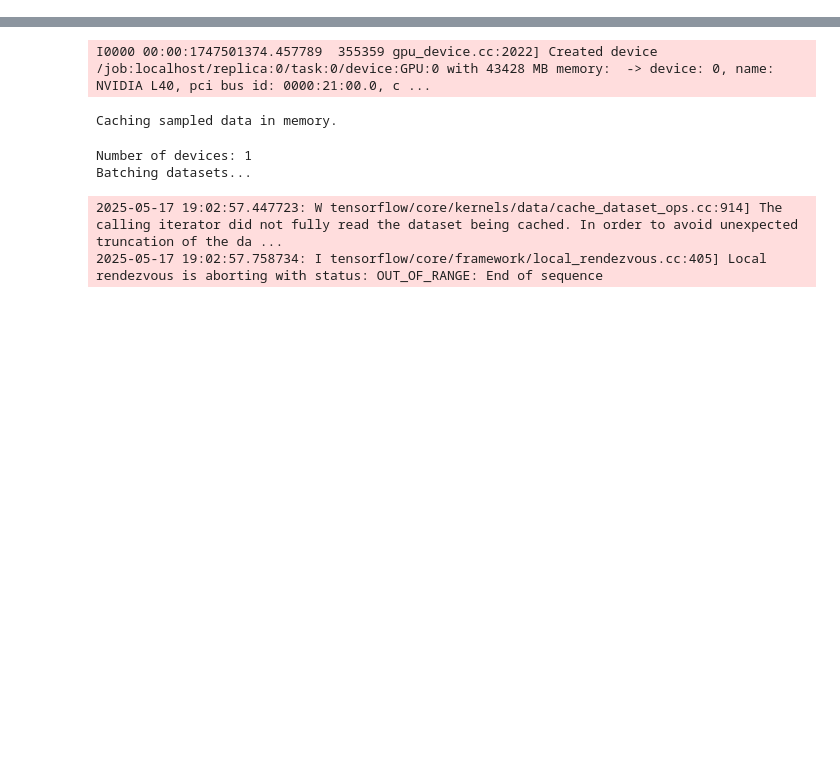
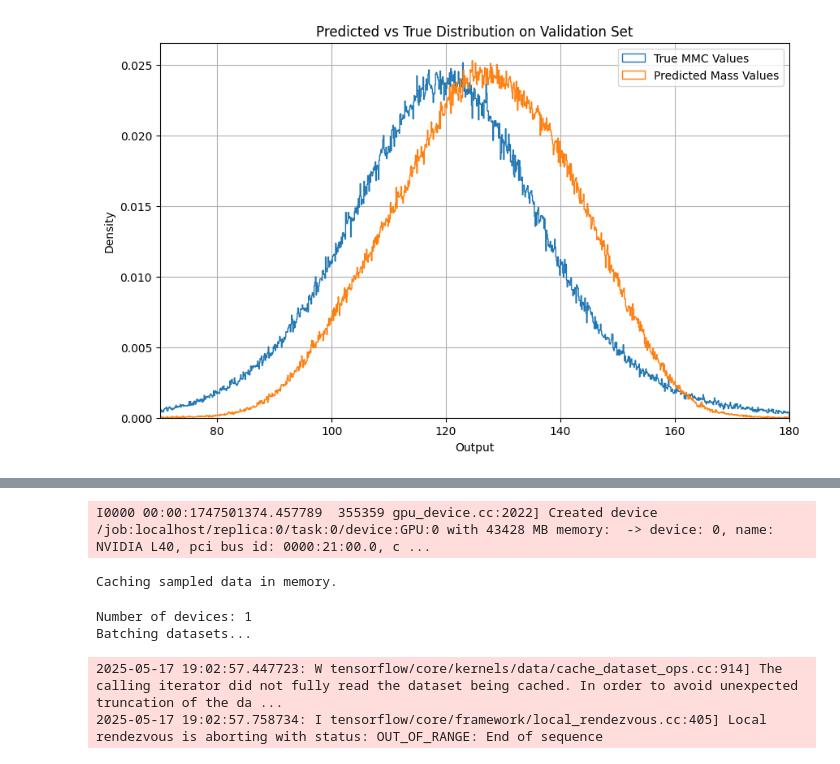
Before and after one commit to Patrik1van/HiggsAnalysisBc, a Jupyter notebook: main.ipynb, the cells around one changed output, grey strips where cells are left out. Drawn from its saved outputs; the diff is of its cells as text; code cells hidden in the pictures; blank space fills up the shorter version.

```diff
--- a/main.ipynb
+++ b/main.ipynb
@@ -89,0 +119,94 @@ print(extract_data(dataset.val_dataset.map(pick_only_mmc).take(10)))
+# %%
+# Assuming y_true and y_pred are your data arrays
+# Use the same bins as your plot
+hist_bins = np.linspace(70.0, 180.0, 1001) # 1000 bins -> 1001 edges
+
+# --- Calculations for the True Distribution (y_true) ---
+print("\n--- True Distribution (y_true) ---")
+
+# Calculate the histogram densities and bin edges
+# density=True matches your plotting code
+counts_true, bin_edges_true = np.histogram(y_true, bins=hist_bins, density=True)
+
+# Calculate the center of each bin
+bin_centers_true = (bin_edges_true[:-1] + bin_edges_true[1:]) / 2
+
+# Find the peak density (maximum value in the histogram)
+max_density_true = np.max(counts_true)
+
+# Find the index of the bin with the peak density
+peak_bin_index_true = np.argmax(counts_true)
+
+# The peak position is the center of the peak bin
+peak_position_true = bin_centers_true[peak_bin_index_true]
+print(f"Peak Position (Mode): {peak_position_true:.3f}")
+
+# Calculate half the maximum density
+half_max_true = max_density_true / 2.0
+
+# Find the indices of all bins whose density is >= half_max
+# We look for the range of bins where the density is above the half-maximum line
+half_max_indices_true = np.where(counts_true >= half_max_true)[0]
+
+if len(half_max_indices_true) > 1:
+    # The first index in this range corresponds to the left side of the FWHM
+    fwhm_start_index_true = half_max_indices_true[0]
+    # The last index in this range corresponds to the right side of the FWHM
+    fwhm_end_index_true = half_max_indices_true[-1]
+
+    # The FWHM is the difference between the bin centers at these two indices
+    fwhm_true = bin_centers_true[fwhm_end_index_true] - bin_centers_true[fwhm_start_index_true]
+    print(f"FWHM: {fwhm_true:.3f}")
+else:
+    print("Could not calculate FWHM for True distribution (distribution might be too narrow, spread out, or has multiple peaks).")
+
+# --- Calculations for the Predicted Distribution (y_pred) ---
+print("\n--- Predicted Distribution (y_pred) ---")
+
+# Calculate the histogram densities and bin edges for predicted values
+counts_pred, bin_edges_pred = np.histogram(y_pred, bins=hist_bins, density=True)
+
+# Calculate the center of each bin
+bin_centers_pred = (bin_edges_pred[:-1] + bin_edges_pred[1:]) / 2
+
+# Find the peak density
+max_density_pred = np.max(counts_pred)
+
+# Find the index of the bin with the peak density
+peak_bin_index_pred = np.argmax(counts_pred)
+
+# The peak position is the center of the peak bin
+peak_position_pred = bin_centers_pred[peak_bin_index_pred]
+print(f"Peak Position (Mode): {peak_position_pred:.3f}")
+
+# Calculate half the maximum density
+half_max_pred = max_density_pred / 2.0
+
+# Find the indices of all bins whose density is >= half_max
+half_max_indices_pred = np.where(counts_pred >= half_max_pred)[0]
+
+if len(half_max_indices_pred) > 1:
+    # The first index in this range corresponds to the left side of the FWHM
+    fwhm_start_index_pred = half_max_indices_pred[0]
+    # The last index in this range corresponds to the right side of the FWHM
+    fwhm_end_index_pred = half_max_indices_pred[-1]
+
+    # The FWHM is the difference between the bin centers at these two indices
+    fwhm_pred = bin_centers_pred[fwhm_end_index_pred] - bin_centers_pred[fwhm_start_index_pred]
+    print(f"FWHM: {fwhm_pred:.3f}")
+else:
+     print("Could not calculate FWHM for Predicted distribution (distribution might be too narrow, spread out, or has multiple peaks).")
+
+# --- Your plotting code ---
+plt.figure(figsize=(10, 6))
+# Use the same bins as used for calculation
+plt.hist(y_true, bins=hist_bins, histtype='step', label=f'True MMC Values', density=True)
+plt.hist(y_pred, bins=hist_bins, histtype='step', label=f'Predicted Mass Values', density=True)
+plt.xlabel("Output")
+plt.ylabel("Density")
+plt.xlim(70, 180)
+plt.title("Predicted vs True Distribution on Validation Set")
+plt.legend()
+plt.grid(True)
+plt.savefig("predicted_vs_true_distribution.png", dpi=300)
+# %% [output]
@@ -90,2 +220,3 @@ print(extract_data(dataset.val_dataset.map(pick_only_mmc).take(10)))
+[figure, added]
 # %%
 
```
Also changed, not shown: parts of 16 cells of this notebook, 1 other file.
